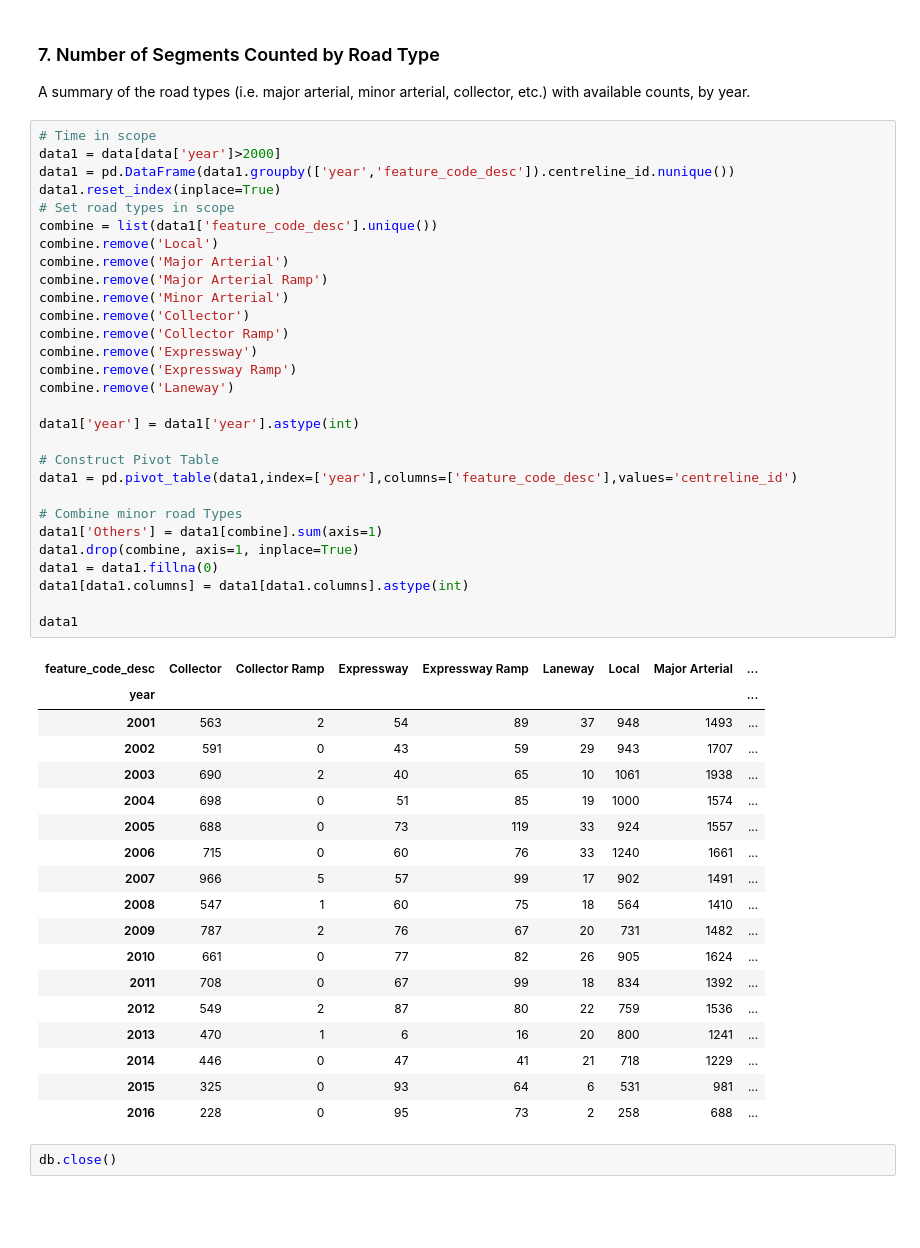
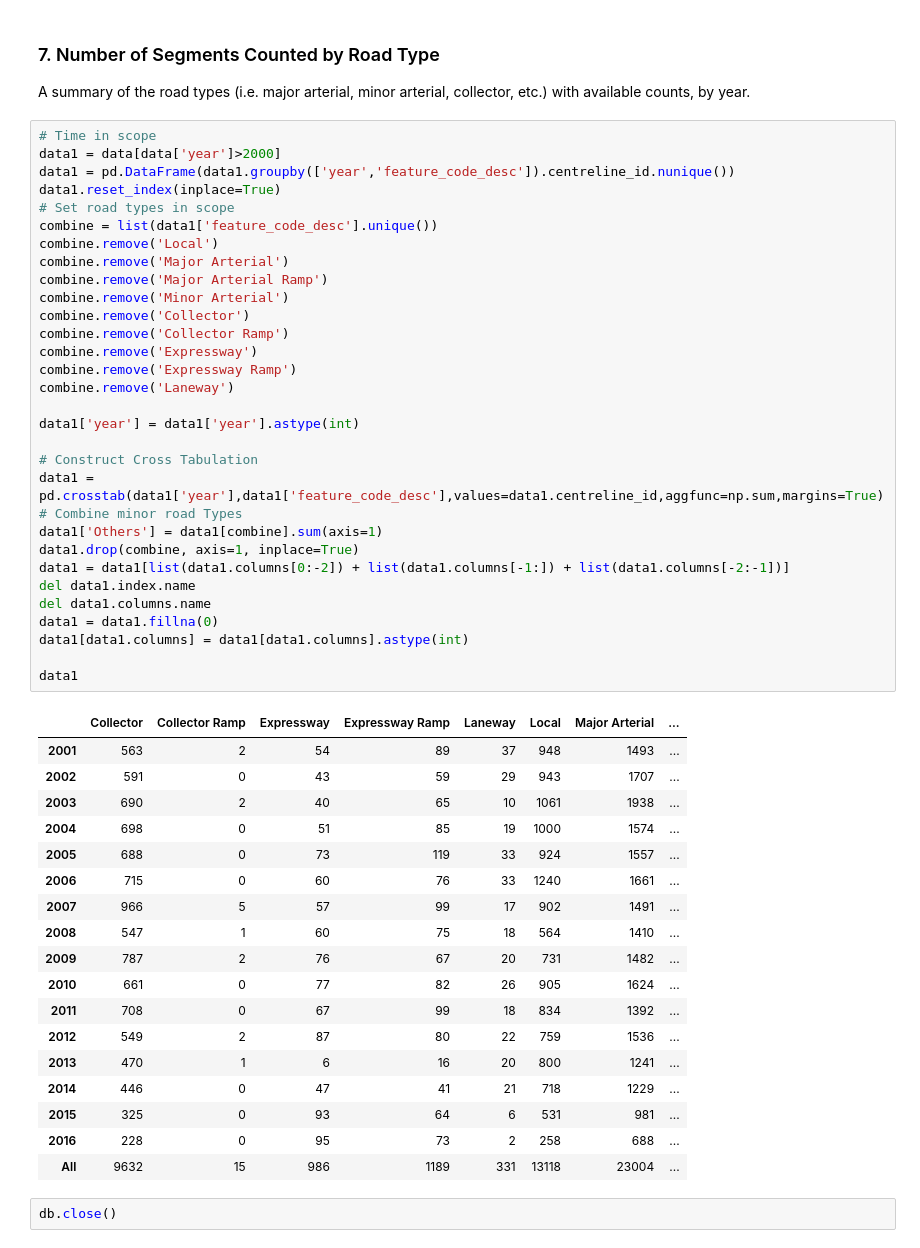
Before and after one commit to CityofToronto/bdit_volumes, a Jupyter notebook: exploratory_analysis/descriptive_analysis.ipynb, the cells around one changed output. Saved outputs shown, nothing was run; the diff lists cells and outputs as text; blank space fills up the shorter version.

```diff
--- a/exploratory_analysis/descriptive_analysis.ipynb
+++ b/exploratory_analysis/descriptive_analysis.ipynb
@@ -163,35 +163,36 @@ A summary of the road types (i.e. major arterial, minor arterial, collector, etc
 # %%
 # Time in scope
 data1 = data[data['year']>2000]
 data1 = pd.DataFrame(data1.groupby(['year','feature_code_desc']).centreline_id.nunique())
 data1.reset_index(inplace=True)
 # Set road types in scope
 combine = list(data1['feature_code_desc'].unique())
 combine.remove('Local')
 combine.remove('Major Arterial')
 combine.remove('Major Arterial Ramp')
 combine.remove('Minor Arterial')
 combine.remove('Collector')
 combine.remove('Collector Ramp')
 combine.remove('Expressway')
 combine.remove('Expressway Ramp')
 combine.remove('Laneway')
 
 data1['year'] = data1['year'].astype(int)
 
-# Construct Pivot Table
-data1 = pd.pivot_table(data1,index=['year'],columns=['feature_code_desc'],values='centreline_id')
-
+# Construct Cross Tabulation
+data1 = pd.crosstab(data1['year'],data1['feature_code_desc'],values=data1.centreline_id,aggfunc=np.sum,margins=True)
 # Combine minor road Types
 data1['Others'] = data1[combine].sum(axis=1)
 data1.drop(combine, axis=1, inplace=True)
+data1 = data1[list(data1.columns[0:-2]) + list(data1.columns[-1:]) + list(data1.columns[-2:-1])]
+del data1.index.name
+del data1.columns.name
 data1 = data1.fillna(0)
 data1[data1.columns] = data1[data1.columns].astype(int)
 
 data1
 # %% [output]
-| feature_code_desc | Collector | Collector Ramp | Expressway | Expressway Ramp | Laneway | Local | Major Arterial | ... |
-| year |  |  |  |  |  |  |  | ... |
+|  | Collector | Collector Ramp | Expressway | Expressway Ramp | Laneway | Local | Major Arterial | ... |
 | 2001 | 563 | 2 | 54 | 89 | 37 | 948 | 1493 | ... |
 | 2002 | 591 | 0 | 43 | 59 | 29 | 943 | 1707 | ... |
 | 2003 | 690 | 2 | 40 | 65 | 10 | 1061 | 1938 | ... |
@@ -208,5 +209,6 @@ data1
 | 2014 | 446 | 0 | 47 | 41 | 21 | 718 | 1229 | ... |
 | 2015 | 325 | 0 | 93 | 64 | 6 | 531 | 981 | ... |
 | 2016 | 228 | 0 | 95 | 73 | 2 | 258 | 688 | ... |
+| All | 9632 | 15 | 986 | 1189 | 331 | 13118 | 23004 | ... |
 # %%
 db.close()
```
Also changed, not shown: parts of 1 cell of this notebook.
